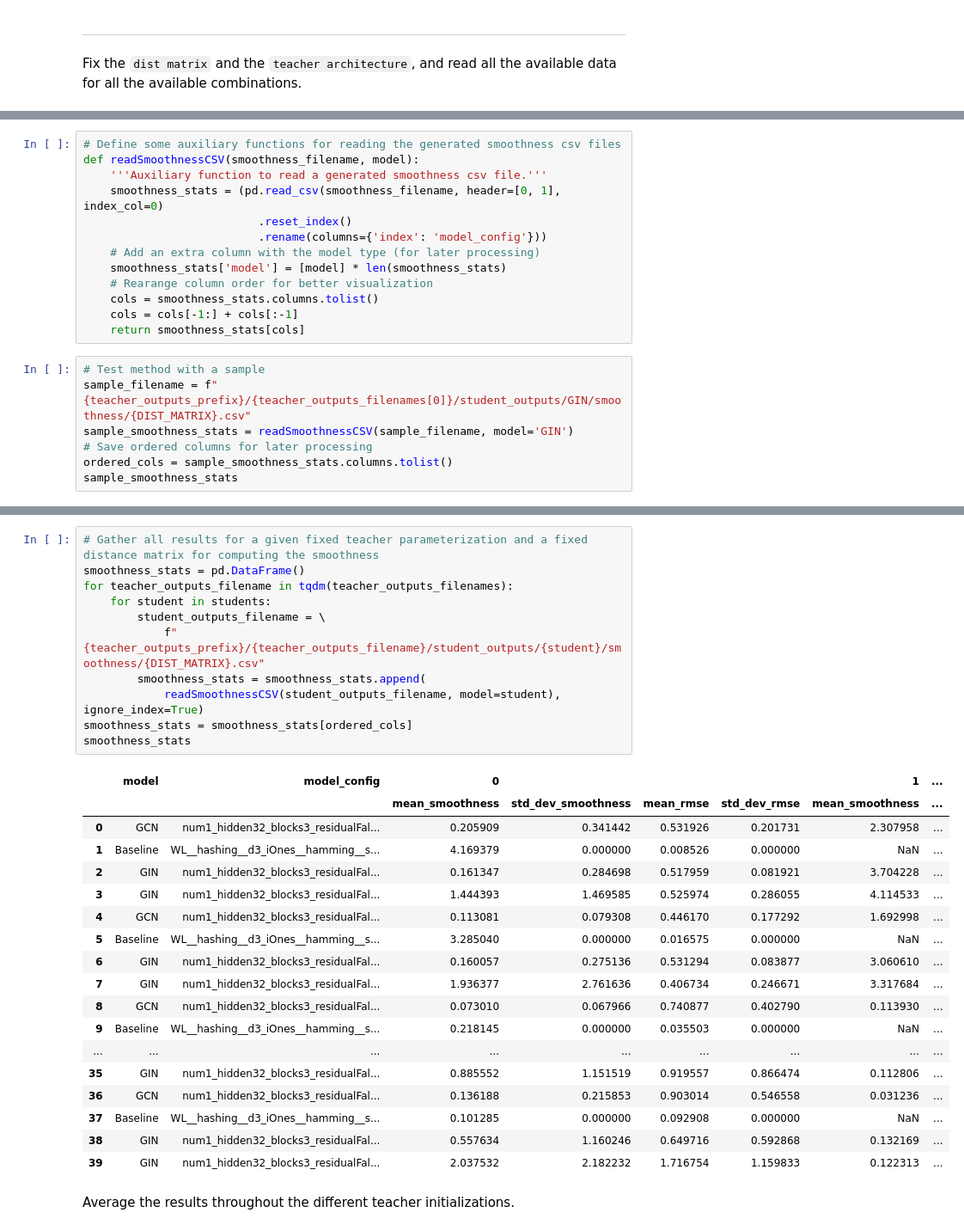
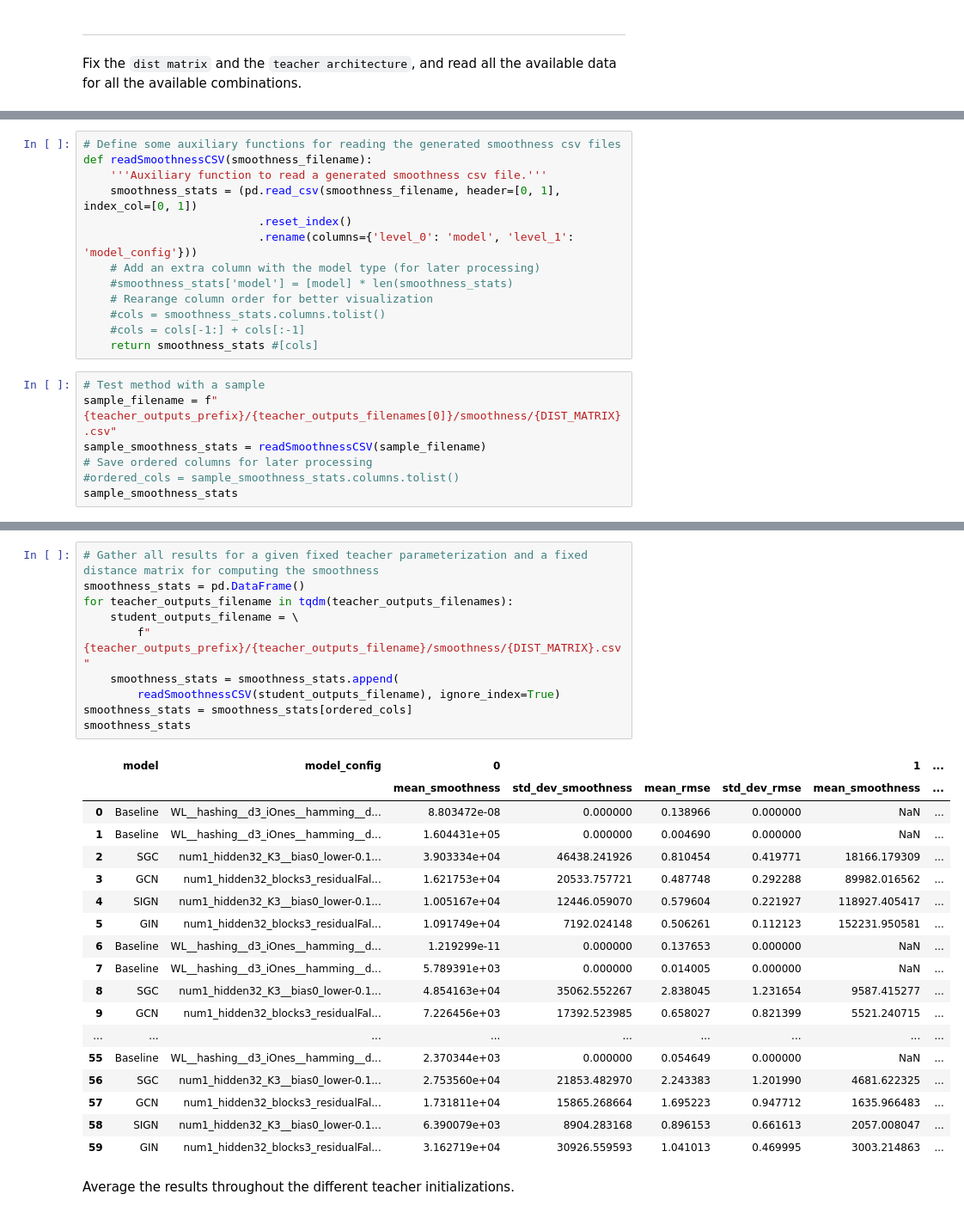
Before and after one commit to berges99/GNN-Extrapolation, a Jupyter notebook: notebooks/analyze_smoothness.ipynb, the cells around one changed output, grey strips where cells are left out. Shown at 86% size. Cells and saved outputs as stored; diff of their text form.

```diff
--- a/notebooks/analyze_smoothness.ipynb
+++ b/notebooks/analyze_smoothness.ipynb
@@ -115,22 +115,22 @@ DIST_MATRIX = 'WL__hashing__d3_iOnes__hamming__sMaxdegree'
 # %%
 # Define some auxiliary functions for reading the generated smoothness csv files
-def readSmoothnessCSV(smoothness_filename, model):
+def readSmoothnessCSV(smoothness_filename):
     '''Auxiliary function to read a generated smoothness csv file.'''
-    smoothness_stats = (pd.read_csv(smoothness_filename, header=[0, 1], index_col=0)
+    smoothness_stats = (pd.read_csv(smoothness_filename, header=[0, 1], index_col=[0, 1])
                           .reset_index()
-                          .rename(columns={'index': 'model_config'}))
+                          .rename(columns={'level_0': 'model', 'level_1': 'model_config'}))
     # Add an extra column with the model type (for later processing)
-    smoothness_stats['model'] = [model] * len(smoothness_stats)
+    #smoothness_stats['model'] = [model] * len(smoothness_stats)
     # Rearange column order for better visualization
-    cols = smoothness_stats.columns.tolist()
-    cols = cols[-1:] + cols[:-1]
-    return smoothness_stats[cols]
+    #cols = smoothness_stats.columns.tolist()
+    #cols = cols[-1:] + cols[:-1]
+    return smoothness_stats #[cols]
 # %%
 # Test method with a sample
-sample_filename = f"{teacher_outputs_prefix}/{teacher_outputs_filenames[0]}/student_outputs/GIN/smoothness/{DIST_MATRIX}.csv"
-sample_smoothness_stats = readSmoothnessCSV(sample_filename, model='GIN')
+sample_filename = f"{teacher_outputs_prefix}/{teacher_outputs_filenames[0]}/smoothness/{DIST_MATRIX}.csv"
+sample_smoothness_stats = readSmoothnessCSV(sample_filename)
 # Save ordered columns for later processing
-ordered_cols = sample_smoothness_stats.columns.tolist()
+#ordered_cols = sample_smoothness_stats.columns.tolist()
 sample_smoothness_stats
 # %% [output]
 |  | model | model_config | 0 |  |  |  | 1 | ... |
@@ -140,33 +144,32 @@ sample_smoothness_stats
 # %%
 # Gather all results for a given fixed teacher parameterization and a fixed distance matrix for computing the smoothness
 smoothness_stats = pd.DataFrame()
 for teacher_outputs_filename in tqdm(teacher_outputs_filenames):
-    for student in students:
-        student_outputs_filename = \
-            f"{teacher_outputs_prefix}/{teacher_outputs_filename}/student_outputs/{student}/smoothness/{DIST_MATRIX}.csv"
-        smoothness_stats = smoothness_stats.append(
-            readSmoothnessCSV(student_outputs_filename, model=student), ignore_index=True)
+    student_outputs_filename = \
+        f"{teacher_outputs_prefix}/{teacher_outputs_filename}/smoothness/{DIST_MATRIX}.csv"
+    smoothness_stats = smoothness_stats.append(
+        readSmoothnessCSV(student_outputs_filename), ignore_index=True)
 smoothness_stats = smoothness_stats[ordered_cols]
 smoothness_stats
 # %% [output]
 |  | model | model_config | 0 |  |  |  | 1 | ... |
 |  |  |  | mean_smoothness | std_dev_smoothness | mean_rmse | std_dev_rmse | mean_smoothness | ... |
-| 0 | GCN | num1_hidden32_blocks3_residualFal... | 0.205909 | 0.341442 | 0.531926 | 0.201731 | 2.307958 | ... |
-| 1 | Baseline | WL__hashing__d3_iOnes__hamming__s... | 4.169379 | 0.000000 | 0.008526 | 0.000000 | NaN | ... |
-| 2 | GIN | num1_hidden32_blocks3_residualFal... | 0.161347 | 0.284698 | 0.517959 | 0.081921 | 3.704228 | ... |
-| 3 | GIN | num1_hidden32_blocks3_residualFal... | 1.444393 | 1.469585 | 0.525974 | 0.286055 | 4.114533 | ... |
-| 4 | GCN | num1_hidden32_blocks3_residualFal... | 0.113081 | 0.079308 | 0.446170 | 0.177292 | 1.692998 | ... |
-| 5 | Baseline | WL__hashing__d3_iOnes__hamming__s... | 3.285040 | 0.000000 | 0.016575 | 0.000000 | NaN | ... |
-| 6 | GIN | num1_hidden32_blocks3_residualFal... | 0.160057 | 0.275136 | 0.531294 | 0.083877 | 3.060610 | ... |
-| 7 | GIN | num1_hidden32_blocks3_residualFal... | 1.936377 | 2.761636 | 0.406734 | 0.246671 | 3.317684 | ... |
-| 8 | GCN | num1_hidden32_blocks3_residualFal... | 0.073010 | 0.067966 | 0.740877 | 0.402790 | 0.113930 | ... |
-| 9 | Baseline | WL__hashing__d3_iOnes__hamming__s... | 0.218145 | 0.000000 | 0.035503 | 0.000000 | NaN | ... |
+| 0 | Baseline | WL__hashing__d3_iOnes__hamming__d... | 8.803472e-08 | 0.000000 | 0.138966 | 0.000000 | NaN | ... |
+| 1 | Baseline | WL__hashing__d3_iOnes__hamming__d... | 1.604431e+05 | 0.000000 | 0.004690 | 0.000000 | NaN | ... |
+| 2 | SGC | num1_hidden32_K3__bias0_lower-0.1... | 3.903334e+04 | 46438.241926 | 0.810454 | 0.419771 | 18166.179309 | ... |
+| 3 | GCN | num1_hidden32_blocks3_residualFal... | 1.621753e+04 | 20533.757721 | 0.487748 | 0.292288 | 89982.016562 | ... |
+| 4 | SIGN | num1_hidden32_K3__bias0_lower-0.1... | 1.005167e+04 | 12446.059070 | 0.579604 | 0.221927 | 118927.405417 | ... |
+| 5 | GIN | num1_hidden32_blocks3_residualFal... | 1.091749e+04 | 7192.024148 | 0.506261 | 0.112123 | 152231.950581 | ... |
+| 6 | Baseline | WL__hashing__d3_iOnes__hamming__d... | 1.219299e-11 | 0.000000 | 0.137653 | 0.000000 | NaN | ... |
+| 7 | Baseline | WL__hashing__d3_iOnes__hamming__d... | 5.789391e+03 | 0.000000 | 0.014005 | 0.000000 | NaN | ... |
+| 8 | SGC | num1_hidden32_K3__bias0_lower-0.1... | 4.854163e+04 | 35062.552267 | 2.838045 | 1.231654 | 9587.415277 | ... |
+| 9 | GCN | num1_hidden32_blocks3_residualFal... | 7.226456e+03 | 17392.523985 | 0.658027 | 0.821399 | 5521.240715 | ... |
 | ... | ... | ... | ... | ... | ... | ... | ... | ... |
-| 35 | GIN | num1_hidden32_blocks3_residualFal... | 0.885552 | 1.151519 | 0.919557 | 0.866474 | 0.112806 | ... |
-| 36 | GCN | num1_hidden32_blocks3_residualFal... | 0.136188 | 0.215853 | 0.903014 | 0.546558 | 0.031236 | ... |
-| 37 | Baseline | WL__hashing__d3_iOnes__hamming__s... | 0.101285 | 0.000000 | 0.092908 | 0.000000 | NaN | ... |
-| 38 | GIN | num1_hidden32_blocks3_residualFal... | 0.557634 | 1.160246 | 0.649716 | 0.592868 | 0.132169 | ... |
-| 39 | GIN | num1_hidden32_blocks3_residualFal... | 2.037532 | 2.182232 | 1.716754 | 1.159833 | 0.122313 | ... |
+| 55 | Baseline | WL__hashing__d3_iOnes__hamming__d... | 2.370344e+03 | 0.000000 | 0.054649 | 0.000000 | NaN | ... |
+| 56 | SGC | num1_hidden32_K3__bias0_lower-0.1... | 2.753560e+04 | 21853.482970 | 2.243383 | 1.201990 | 4681.622325 | ... |
+| 57 | GCN | num1_hidden32_blocks3_residualFal... | 1.731811e+04 | 15865.268664 | 1.695223 | 0.947712 | 1635.966483 | ... |
+| 58 | SIGN | num1_hidden32_K3__bias0_lower-0.1... | 6.390079e+03 | 8904.283168 | 0.896153 | 0.661613 | 2057.008047 | ... |
+| 59 | GIN | num1_hidden32_blocks3_residualFal... | 3.162719e+04 | 30926.559593 | 1.041013 | 0.469995 | 3003.214863 | ... |
 # %% [markdown]
 Average the results throughout the different teacher initializations.
 # %%
```
Also changed, not shown: parts of 11 cells of this notebook, 9 other files.
